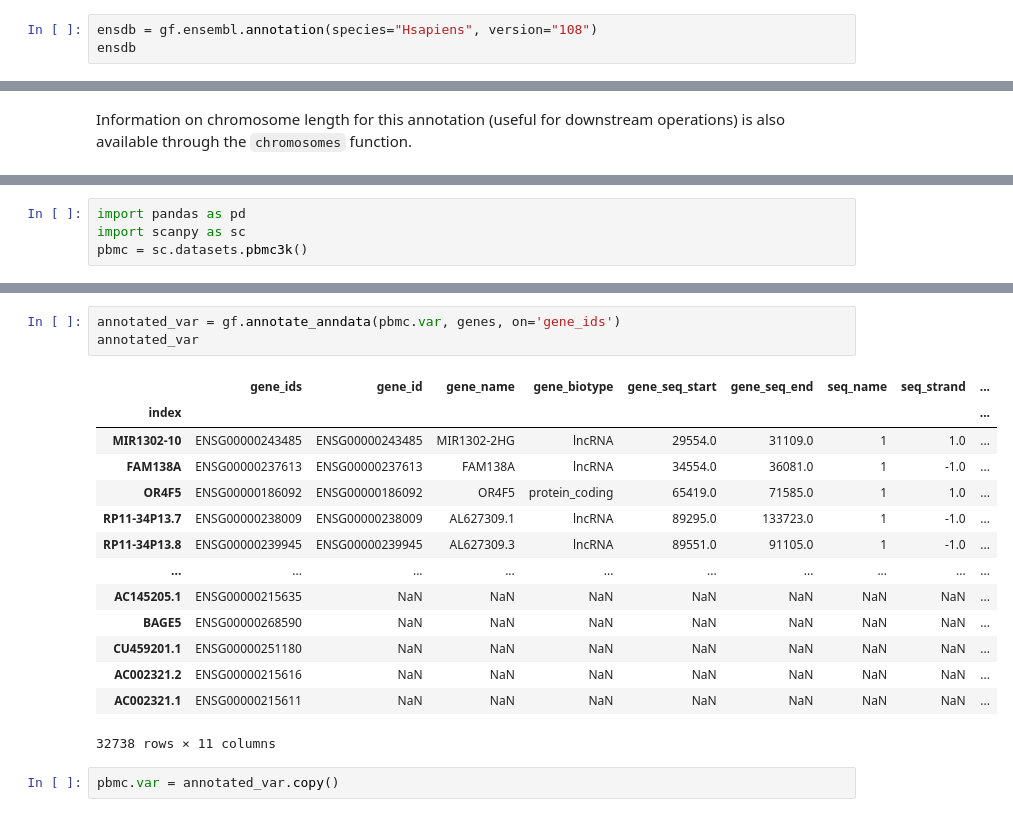
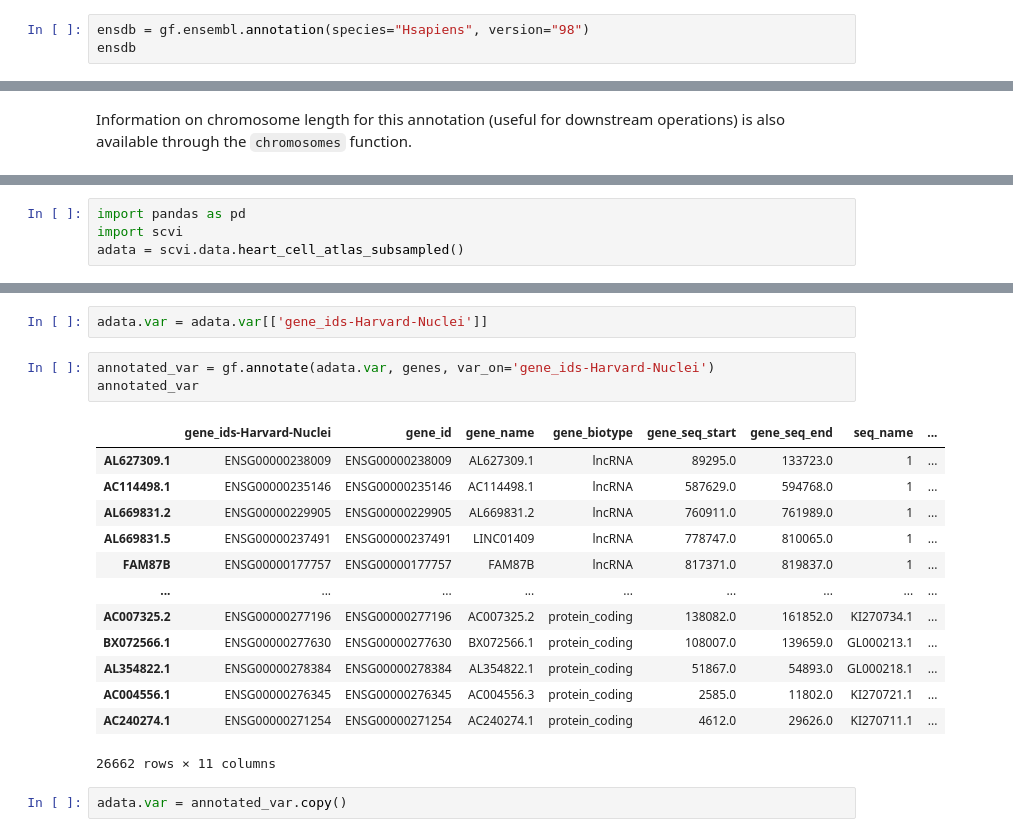
Before and after one commit to scverse/genomic-features, a Jupyter notebook: docs/notebooks/basic_usage.ipynb, the cells around one changed output, grey strips where cells are left out. Cells and saved outputs as stored; diff of their text form.

```diff
--- a/docs/notebooks/basic_usage.ipynb
+++ b/docs/notebooks/basic_usage.ipynb
@@ -9,6 +9,6 @@ import genomic_features as gf
 # %% [markdown]
 We can load annotation tables using {func}`genomic_features.ensembl.annotation`.
 # %%
-ensdb = gf.ensembl.annotation(species="Hsapiens", version="108")
+ensdb = gf.ensembl.annotation(species="Hsapiens", version="98")
 ensdb
 # %% [output]
@@ -138,4 +141,4 @@ ensdb.chromosomes()
 # %%
 import pandas as pd
-import scanpy as sc
-pbmc = sc.datasets.pbmc3k()
+import scvi
+adata = scvi.data.heart_cell_atlas_subsampled()
@@ -166,20 +147,21 @@ pbmc.var = (
+# %%
+adata.var = adata.var[['gene_ids-Harvard-Nuclei']]
 # %%
-annotated_var = gf.annotate_anndata(pbmc.var, genes, on='gene_ids')
+annotated_var = gf.annotate(adata.var, genes, var_on='gene_ids-Harvard-Nuclei')
 annotated_var
 # %% [output]
-|  | gene_ids | gene_id | gene_name | gene_biotype | gene_seq_start | gene_seq_end | seq_name | seq_strand | ... |
-| index |  |  |  |  |  |  |  |  | ... |
-| MIR1302-10 | ENSG00000243485 | ENSG00000243485 | MIR1302-2HG | lncRNA | 29554.0 | 31109.0 | 1 | 1.0 | ... |
-| FAM138A | ENSG00000237613 | ENSG00000237613 | FAM138A | lncRNA | 34554.0 | 36081.0 | 1 | -1.0 | ... |
-| OR4F5 | ENSG00000186092 | ENSG00000186092 | OR4F5 | protein_coding | 65419.0 | 71585.0 | 1 | 1.0 | ... |
-| RP11-34P13.7 | ENSG00000238009 | ENSG00000238009 | AL627309.1 | lncRNA | 89295.0 | 133723.0 | 1 | -1.0 | ... |
-| RP11-34P13.8 | ENSG00000239945 | ENSG00000239945 | AL627309.3 | lncRNA | 89551.0 | 91105.0 | 1 | -1.0 | ... |
-| ... | ... | ... | ... | ... | ... | ... | ... | ... | ... |
-| AC145205.1 | ENSG00000215635 | NaN | NaN | NaN | NaN | NaN | NaN | NaN | ... |
-| BAGE5 | ENSG00000268590 | NaN | NaN | NaN | NaN | NaN | NaN | NaN | ... |
-| CU459201.1 | ENSG00000251180 | NaN | NaN | NaN | NaN | NaN | NaN | NaN | ... |
-| AC002321.2 | ENSG00000215616 | NaN | NaN | NaN | NaN | NaN | NaN | NaN | ... |
-| AC002321.1 | ENSG00000215611 | NaN | NaN | NaN | NaN | NaN | NaN | NaN | ... |
+|  | gene_ids-Harvard-Nuclei | gene_id | gene_name | gene_biotype | gene_seq_start | gene_seq_end | seq_name | ... |
+| AL627309.1 | ENSG00000238009 | ENSG00000238009 | AL627309.1 | lncRNA | 89295.0 | 133723.0 | 1 | ... |
+| AC114498.1 | ENSG00000235146 | ENSG00000235146 | AC114498.1 | lncRNA | 587629.0 | 594768.0 | 1 | ... |
+| AL669831.2 | ENSG00000229905 | ENSG00000229905 | AL669831.2 | lncRNA | 760911.0 | 761989.0 | 1 | ... |
+| AL669831.5 | ENSG00000237491 | ENSG00000237491 | LINC01409 | lncRNA | 778747.0 | 810065.0 | 1 | ... |
+| FAM87B | ENSG00000177757 | ENSG00000177757 | FAM87B | lncRNA | 817371.0 | 819837.0 | 1 | ... |
+| ... | ... | ... | ... | ... | ... | ... | ... | ... |
+| AC007325.2 | ENSG00000277196 | ENSG00000277196 | AC007325.2 | protein_coding | 138082.0 | 161852.0 | KI270734.1 | ... |
+| BX072566.1 | ENSG00000277630 | ENSG00000277630 | BX072566.1 | protein_coding | 108007.0 | 139659.0 | GL000213.1 | ... |
+| AL354822.1 | ENSG00000278384 | ENSG00000278384 | AL354822.1 | protein_coding | 51867.0 | 54893.0 | GL000218.1 | ... |
+| AC004556.1 | ENSG00000276345 | ENSG00000276345 | AC004556.3 | protein_coding | 2585.0 | 11802.0 | KI270721.1 | ... |
+| AC240274.1 | ENSG00000271254 | ENSG00000271254 | AC240274.1 | protein_coding | 4612.0 | 29626.0 | KI270711.1 | ... |
-32738 rows × 11 columns
+26662 rows × 11 columns
 # %%
-pbmc.var = annotated_var.copy()
+adata.var = annotated_var.copy()
```
Also changed, not shown: parts of 12 cells of this notebook.
